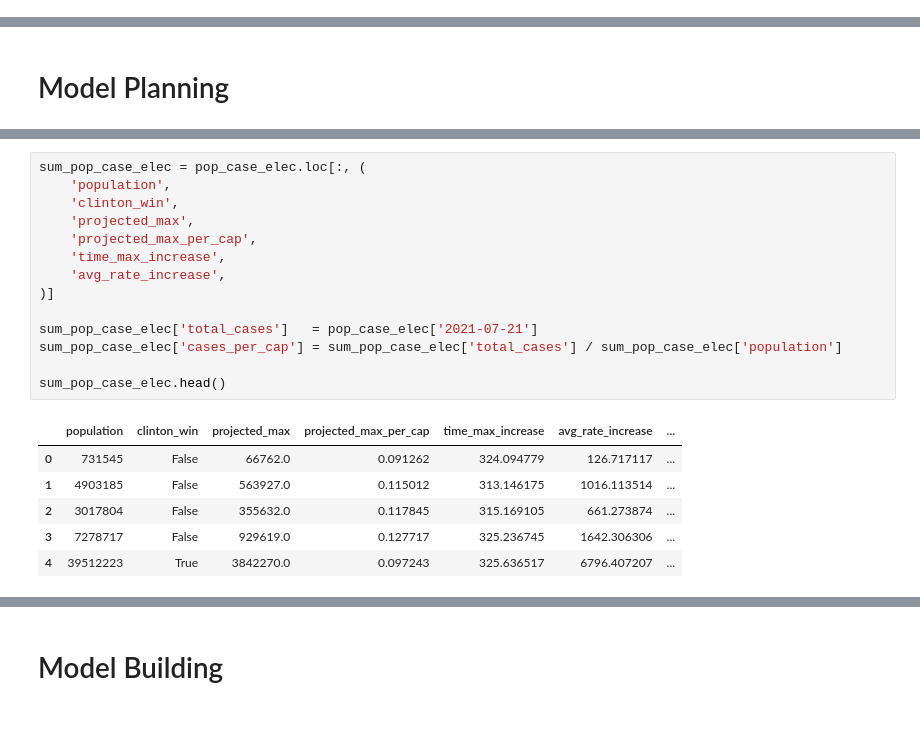
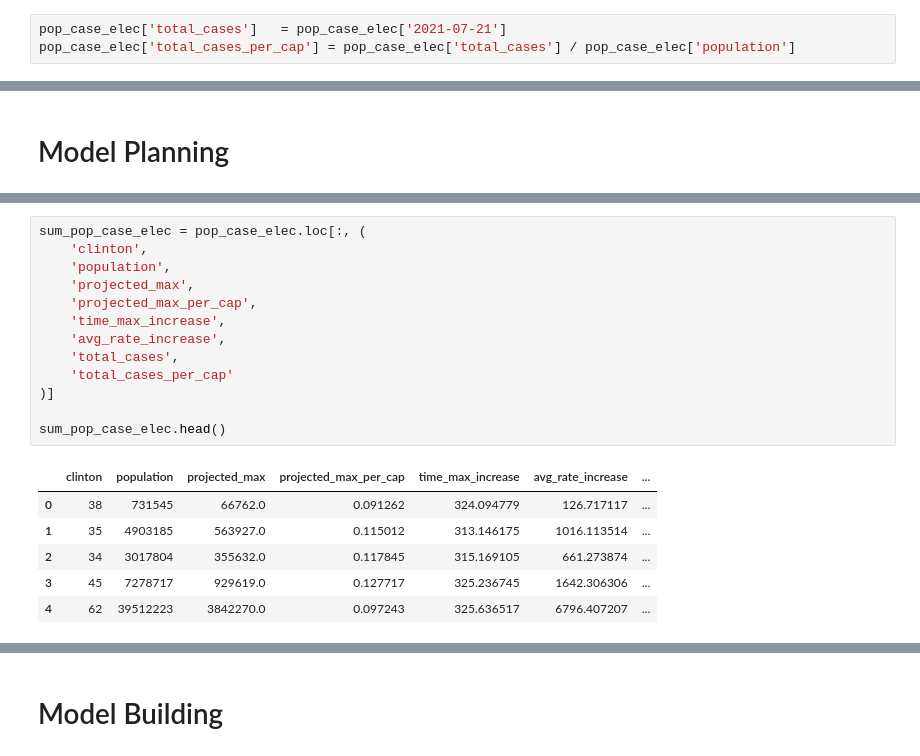
Before and after one commit to thudsonbu/ds-project-1, a Jupyter notebook: project-1.ipynb, the cells around one changed output, grey strips where cells are left out. Saved outputs shown, nothing was run; the diff lists cells and outputs as text; blank space fills up the shorter version.

```diff
--- a/project-1.ipynb
+++ b/project-1.ipynb
@@ -317,3 +319,6 @@ pop_case_elec['avg_rate_increase'] = pop_case_elec['2021-07-21'] / total_days
+# %%
+pop_case_elec['total_cases']   = pop_case_elec['2021-07-21']
+pop_case_elec['total_cases_per_cap'] = pop_case_elec['total_cases'] / pop_case_elec['population']
 # %% [markdown]
 Finally, we check to make sure that each of our new columns has been added correctly.
 # %%
@@ -345,21 +342,20 @@ These new columns will be referenced when looking into different correlations la
 # %%
 sum_pop_case_elec = pop_case_elec.loc[:, (
+    'clinton',
     'population',
-    'clinton_win',
     'projected_max',
     'projected_max_per_cap',
     'time_max_increase',
     'avg_rate_increase',
+    'total_cases',
+    'total_cases_per_cap'
 )]
 
-sum_pop_case_elec['total_cases']   = pop_case_elec['2021-07-21']
-sum_pop_case_elec['cases_per_cap'] = sum_pop_case_elec['total_cases'] / sum_pop_case_elec['population']
-
 sum_pop_case_elec.head()
 # %% [output]
-|  | population | clinton_win | projected_max | projected_max_per_cap | time_max_increase | avg_rate_increase | ... |
-| 0 | 731545 | False | 66762.0 | 0.091262 | 324.094779 | 126.717117 | ... |
-| 1 | 4903185 | False | 563927.0 | 0.115012 | 313.146175 | 1016.113514 | ... |
-| 2 | 3017804 | False | 355632.0 | 0.117845 | 315.169105 | 661.273874 | ... |
-| 3 | 7278717 | False | 929619.0 | 0.127717 | 325.236745 | 1642.306306 | ... |
-| 4 | 39512223 | True | 3842270.0 | 0.097243 | 325.636517 | 6796.407207 | ... |
+|  | clinton | population | projected_max | projected_max_per_cap | time_max_increase | avg_rate_increase | ... |
+| 0 | 38 | 731545 | 66762.0 | 0.091262 | 324.094779 | 126.717117 | ... |
+| 1 | 35 | 4903185 | 563927.0 | 0.115012 | 313.146175 | 1016.113514 | ... |
+| 2 | 34 | 3017804 | 355632.0 | 0.117845 | 315.169105 | 661.273874 | ... |
+| 3 | 45 | 7278717 | 929619.0 | 0.127717 | 325.236745 | 1642.306306 | ... |
+| 4 | 62 | 39512223 | 3842270.0 | 0.097243 | 325.636517 | 6796.407207 | ... |
```
Also changed, not shown: parts of 8 cells of this notebook.
